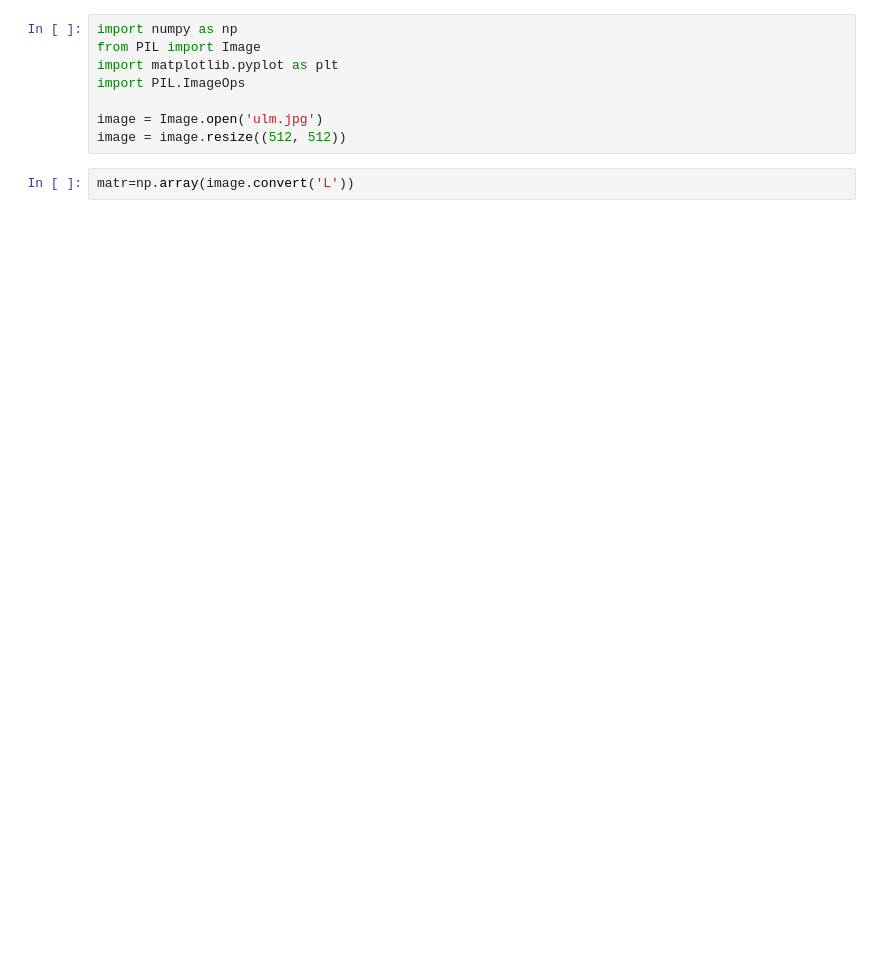
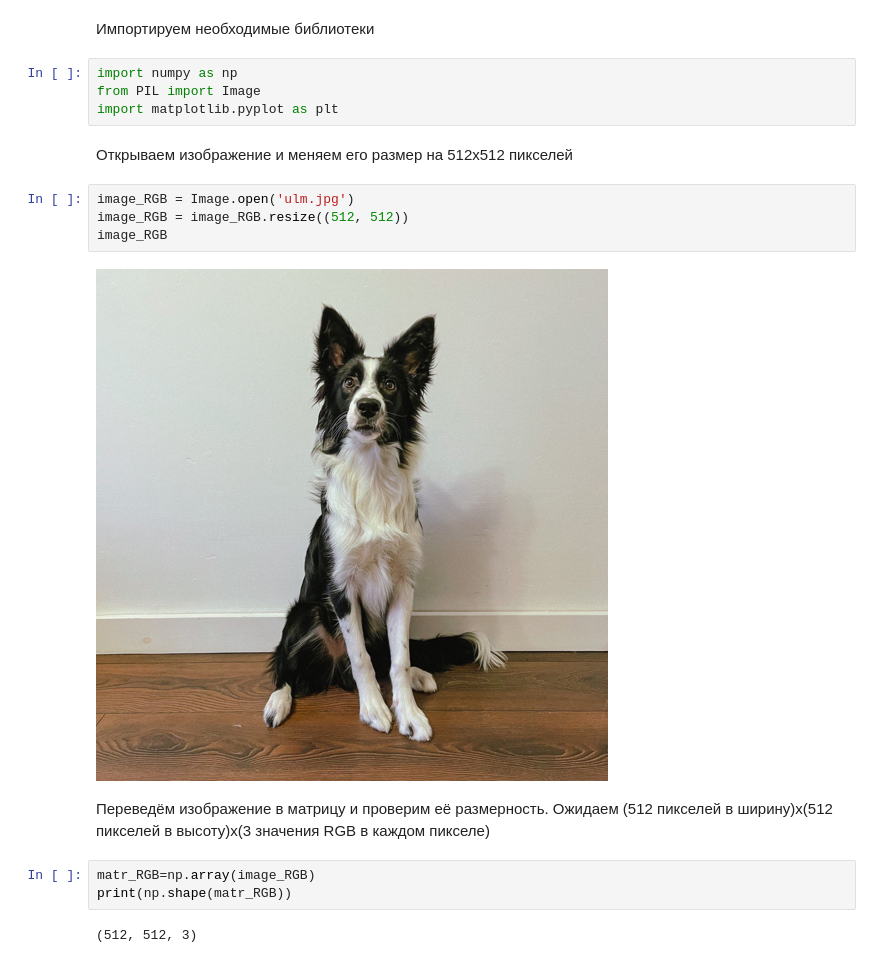
Before and after one commit to tru17v/bmstu-python, a Jupyter notebook: image.ipynb, the cells around one changed output. Saved outputs shown, nothing was run; the diff lists cells and outputs as text; blank space fills up the shorter version.

```diff
--- a/image.ipynb
+++ b/image.ipynb
@@ -1,10 +1,22 @@
+# %% [markdown]
+Импортируем необходимые библиотеки
 # %%
 import numpy as np
 from PIL import Image
 import matplotlib.pyplot as plt
-import PIL.ImageOps
-
-image = Image.open('ulm.jpg')
-image = image.resize((512, 512))
-# %%
-matr=np.array(image.convert('L'))
+# %% [markdown]
+Открываем изображение и меняем его размер на 512x512 пикселей
+# %%
+image_RGB = Image.open('ulm.jpg')
+image_RGB = image_RGB.resize((512, 512))
+image_RGB
+# %% [output]
+[figure, added]
+# %% [markdown]
+Переведём изображение в матрицу и проверим её размерность.
+Ожидаем (512 пикселей в ширину)х(512 пикселей в высоту)х(3 значения RGB в каждом пикселе)
+# %%
+matr_RGB=np.array(image_RGB)
+print(np.shape(matr_RGB))
+# %% [output]
+(512, 512, 3)
```
Also changed, not shown: parts of 19 cells of this notebook.
